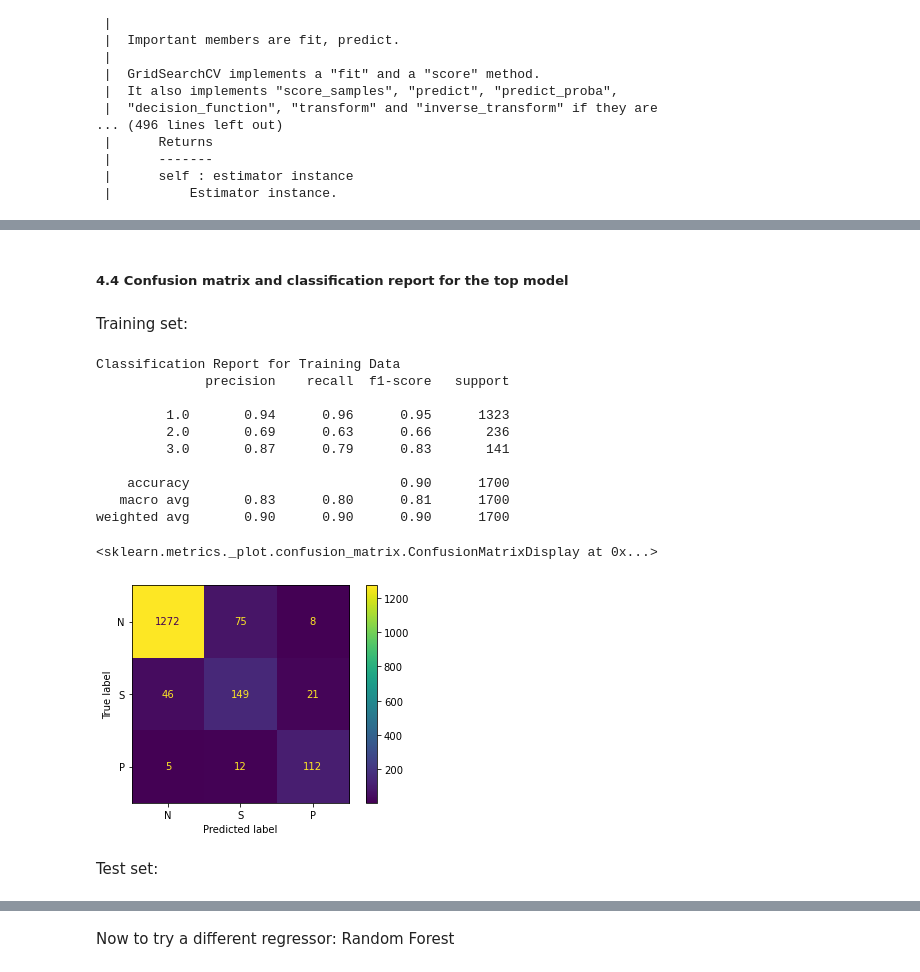
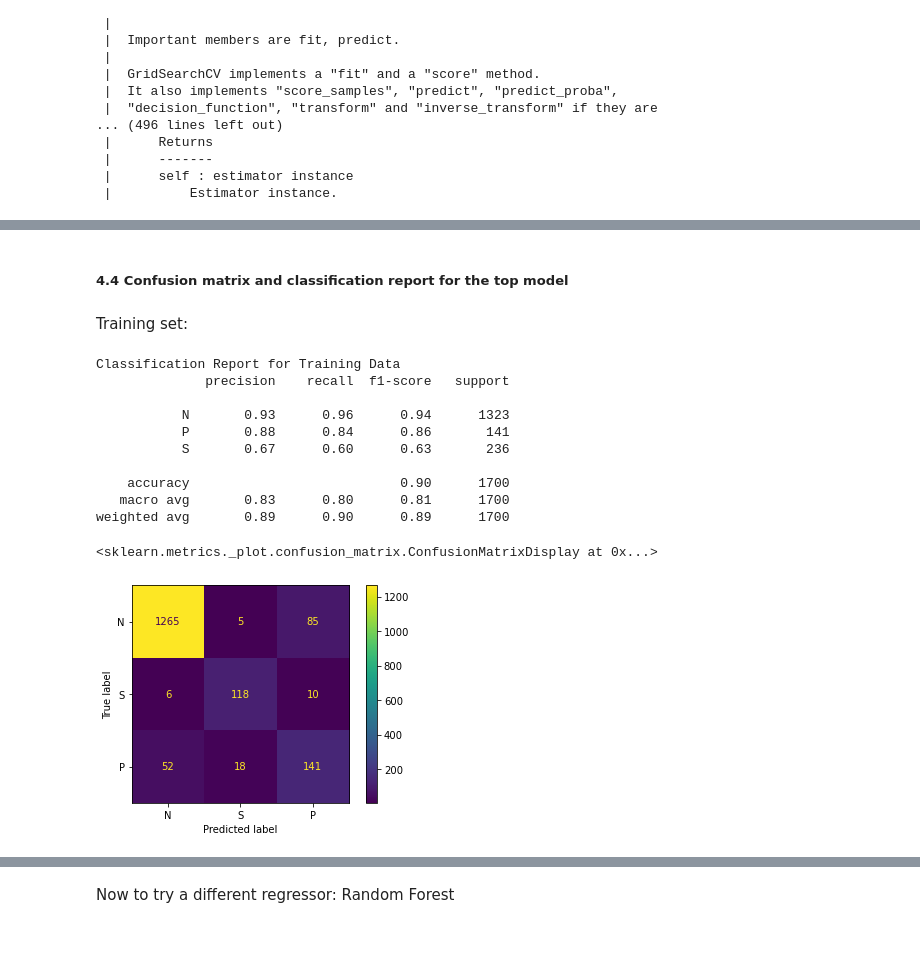
Before and after one commit to mikebobal/springboard, a Jupyter notebook: Capstone Project 2/Capstone 2 Preprocessing and Training.ipynb, the cells around one changed output, grey strips where cells are left out. Drawn from its saved outputs; the diff is of its cells as text; code cells hidden in the pictures; blank space fills up the shorter version.

```diff
--- a/Capstone Project 2/Capstone 2 Preprocessing and Training.ipynb
+++ b/Capstone Project 2/Capstone 2 Preprocessing and Training.ipynb
@@ -188,9 +188,11 @@ dfd
 # %% [markdown]
 Setting our features as the X variable, and targets as the y variable for use in our modeling.
+# %%
+    dfd['NSP'] = df['NSP'].replace([1.0,2.0,3.0],['N','S','P'])
 # %%
 X = dfd.drop(columns = ['NSP'])
 # %%
-y = df['NSP']
+y = dfd['NSP']
 # %%
 print(X.head(),y.head())
 # %% [output]
@@ -393,33 +395,31 @@ Results from the GridSearchCV set to F1 as the scoring mechanism paint a similar
-# %% [markdown]
-##### 4.4 Confusion matrix and classification report for the top model<a id='4.4'></a>
-# %% [markdown]
-Training set:
+# %% [markdown]
+##### 4.4 Confusion matrix and classification report for the top model<a id='4.4'></a>
+# %% [markdown]
+Training set:
 # %%
-lrll = LogisticRegression(solver = 'liblinear', max_iter = 8000, C = 10)
-lrll.fit(X_train, y_train)
+lrs = LogisticRegression(solver = 'sag', max_iter = 8000, C = 50)
+lrs.fit(X_train, y_train)
 print("Classification Report for Training Data")
-print(classification_report(y_train, lrll.predict(X_train)))
+print(classification_report(y_train, lrs.predict(X_train)))
 # %% [output]
 Classification Report for Training Data
               precision    recall  f1-score   support
 
-         1.0       0.94      0.96      0.95      1323
-         2.0       0.69      0.63      0.66       236
-         3.0       0.87      0.79      0.83       141
+           N       0.93      0.96      0.94      1323
+           P       0.88      0.84      0.86       141
+           S       0.67      0.60      0.63       236
 
     accuracy                           0.90      1700
    macro avg       0.83      0.80      0.81      1700
-weighted avg       0.90      0.90      0.90      1700
+weighted avg       0.89      0.90      0.89      1700
 # %%
-cm = confusion_matrix(lrll.predict(X_train), y_train, labels = lrll.classes_)
+cm = confusion_matrix(lrs.predict(X_train), y_train, labels = lrs.classes_)
 _, ax = plt.subplots()
 display_cm = ConfusionMatrixDisplay(confusion_matrix = cm,
                                     display_labels = ['N', 'S','P'])
 ax.set_xticks([0, 2])
 ax.set_yticks([0, 2])
 display_cm.plot(ax = ax)
 # %% [output]
 <sklearn.metrics._plot.confusion_matrix.ConfusionMatrixDisplay at 0x...>
-[figure, old version]
+[figure, new version]
-# %% [markdown]
-Test set:
```
Also changed, not shown: parts of 80 cells of this notebook.
